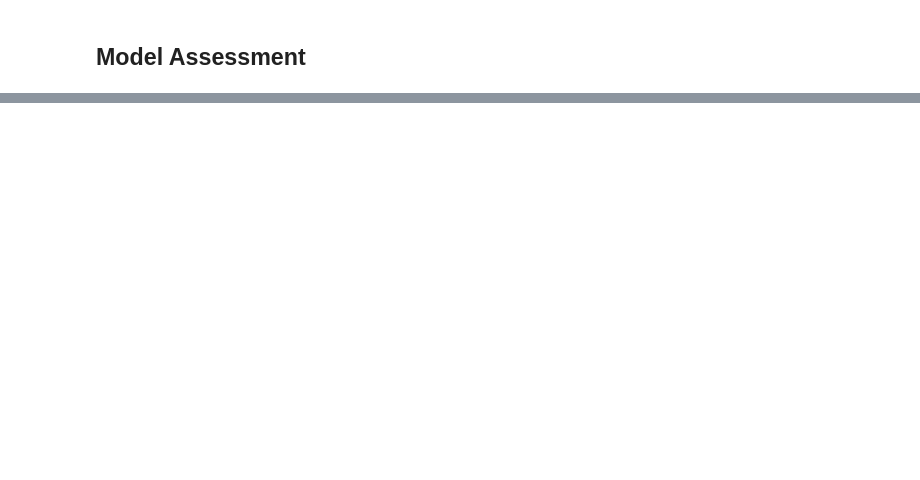
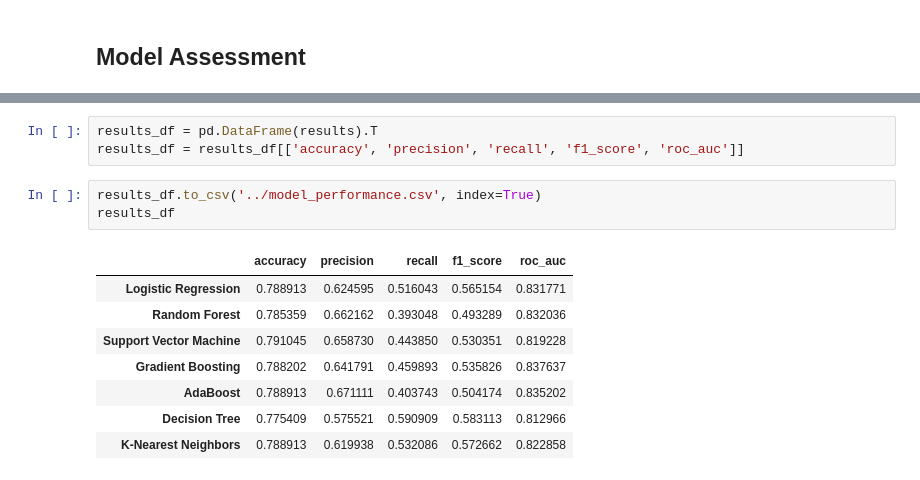
Before and after one commit to devmarkpro/telco-customer-churn-ml-project, a Jupyter notebook: notebooks/03-model_assessment.ipynb, the cells around one changed output, grey strips where cells are left out. Saved outputs shown, nothing was run; the diff lists cells and outputs as text; blank space fills up the shorter version.

```diff
--- a/notebooks/03-model_assessment.ipynb
+++ b/notebooks/03-model_assessment.ipynb
@@ -143,0 +174,15 @@ ROC AUC Score: 0.8319235288940887
+# %%
+results_df = pd.DataFrame(results).T
+results_df = results_df[['accuracy', 'precision', 'recall', 'f1_score', 'roc_auc']]
+# %%
+results_df.to_csv('../model_performance.csv', index=True)
+results_df
+# %% [output]
+|  | accuracy | precision | recall | f1_score | roc_auc |
+| Logistic Regression | 0.788913 | 0.624595 | 0.516043 | 0.565154 | 0.831771 |
+| Random Forest | 0.785359 | 0.662162 | 0.393048 | 0.493289 | 0.832036 |
+| Support Vector Machine | 0.791045 | 0.658730 | 0.443850 | 0.530351 | 0.819228 |
+| Gradient Boosting | 0.788202 | 0.641791 | 0.459893 | 0.535826 | 0.837637 |
+| AdaBoost | 0.788913 | 0.671111 | 0.403743 | 0.504174 | 0.835202 |
+| Decision Tree | 0.775409 | 0.575521 | 0.590909 | 0.583113 | 0.812966 |
+| K-Nearest Neighbors | 0.788913 | 0.619938 | 0.532086 | 0.572662 | 0.822858 |
```
Also changed, not shown: parts of 31 cells of this notebook, 1 other file.
